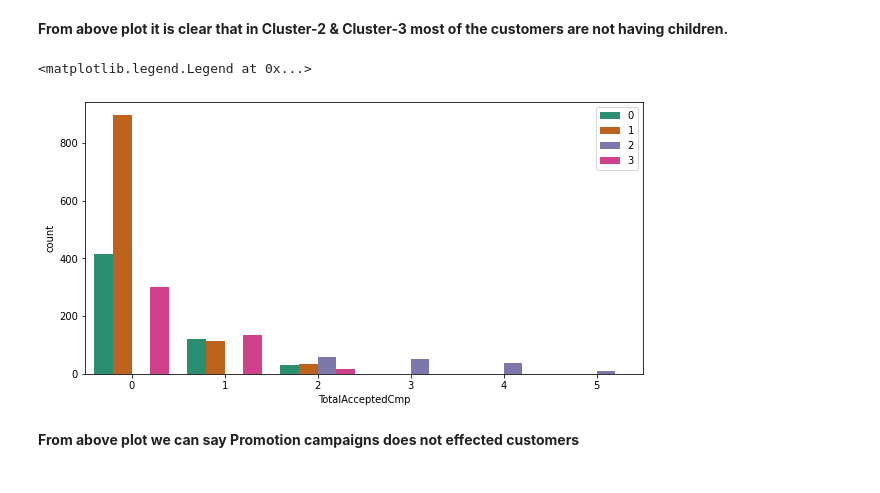
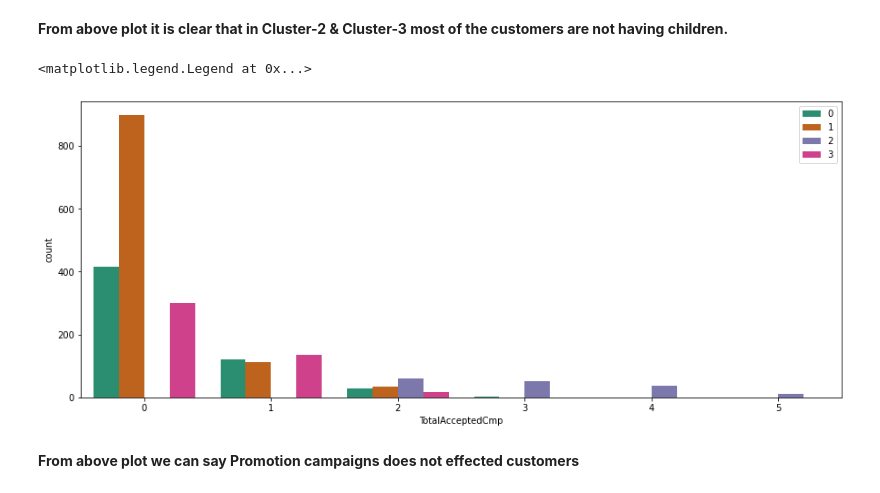
Before and after one commit to RiteshopShrivastava/Customer_Behavior_Analysis, a Jupyter notebook: Customer_Behaviour_Analysis.ipynb, the cells around one changed output. Saved outputs shown, nothing was run; the diff lists cells and outputs as text; code cells hidden in the pictures.

```diff
--- a/Customer_Behaviour_Analysis.ipynb
+++ b/Customer_Behaviour_Analysis.ipynb
@@ -817,11 +799,11 @@ sns.catplot( y='Marital_Status',hue="Children",x="km_clust",kind="swarm", data=d
 # %% [markdown]
 **From above plot it is clear that in Cluster-2 & Cluster-3 most of the customers are not having children.**
 # %%
-plt.figure(figsize=(10,5))
+plt.figure(figsize=(15,6))
 ax =sns.countplot(x=data1['TotalAcceptedCmp'], hue= data1['km_clust'], palette='Dark2');
 ax.legend(loc='upper right')
 # %% [output]
 <matplotlib.legend.Legend at 0x...>
-[figure, old version]
+[figure, new version]
 # %% [markdown]
 **From above plot we can say Promotion campaigns does not effected customers**
```
Also changed, not shown: parts of 11 cells of this notebook.
